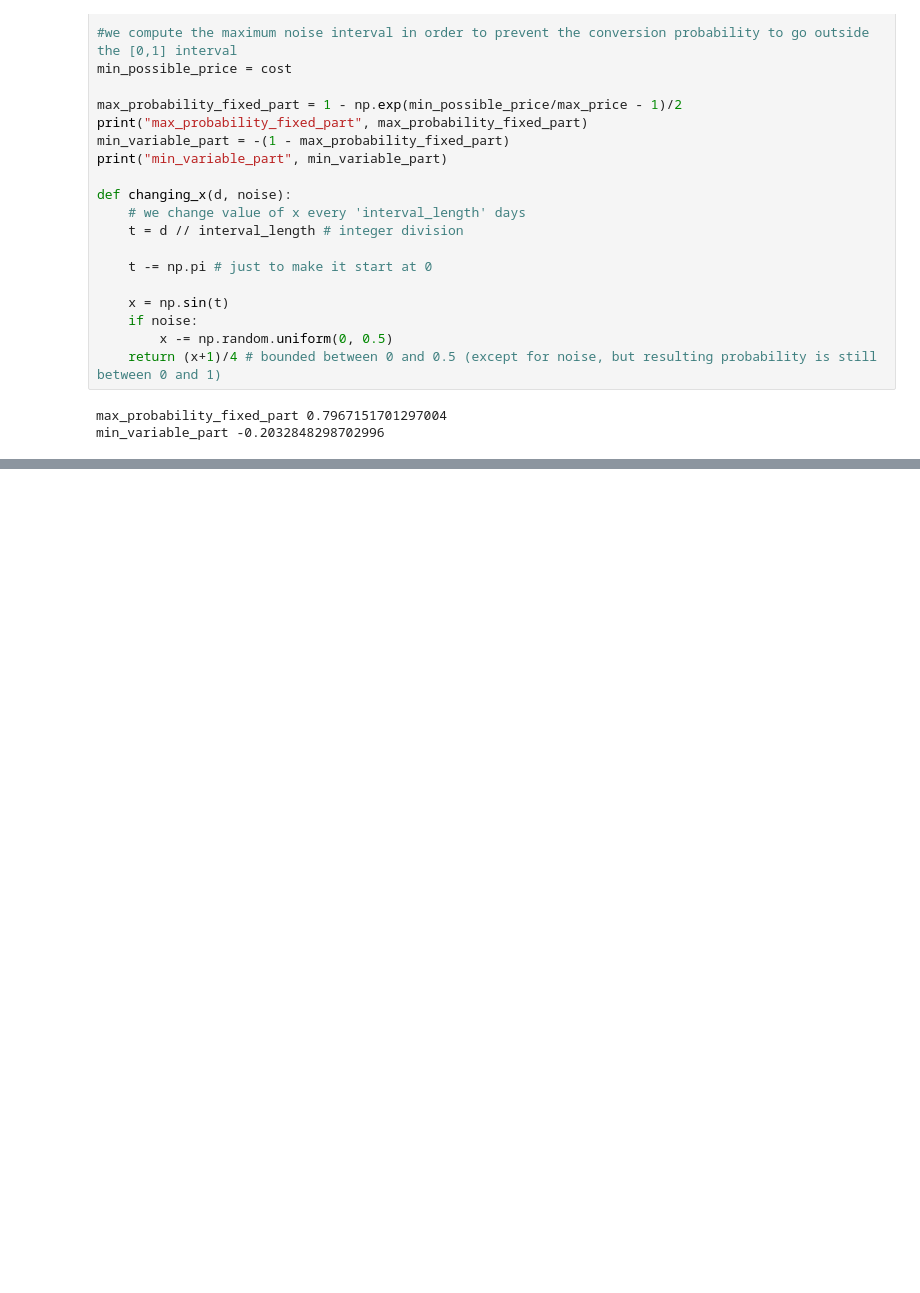
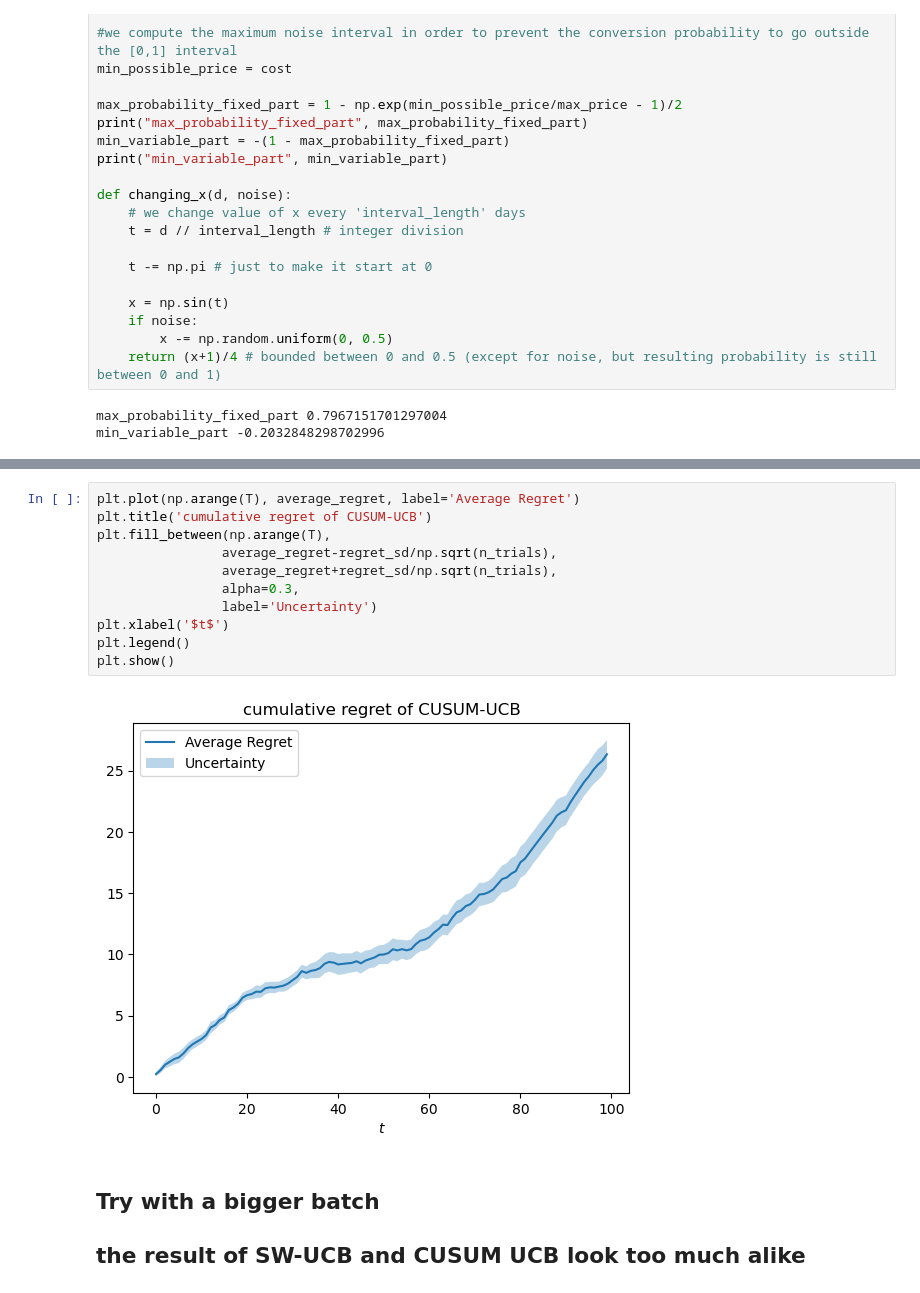
Before and after one commit to giulio8/OLA_project, a Jupyter notebook: Extensions_pricing.ipynb, the cells around one changed output, grey strips where cells are left out. Saved outputs shown, nothing was run; the diff lists cells and outputs as text; blank space fills up the shorter version.

Commit message:
Implementing CUSUM and Slide Window

```diff
--- a/Extensions_pricing.ipynb
+++ b/Extensions_pricing.ipynb
@@ -74,0 +327,16 @@ plt.show()
+# %%
+plt.plot(np.arange(T), average_regret, label='Average Regret')
+plt.title('cumulative regret of CUSUM-UCB')
+plt.fill_between(np.arange(T),
+                average_regret-regret_sd/np.sqrt(n_trials),
+                average_regret+regret_sd/np.sqrt(n_trials),
+                alpha=0.3,
+                label='Uncertainty')
+plt.xlabel('$t$')
+plt.legend()
+plt.show()
+# %% [output]
+[figure, added]
+# %% [markdown]
+## Try with a bigger batch
+## the result of SW-UCB and CUSUM UCB look too much alike
```
Also changed, not shown: parts of 19 cells of this notebook.
